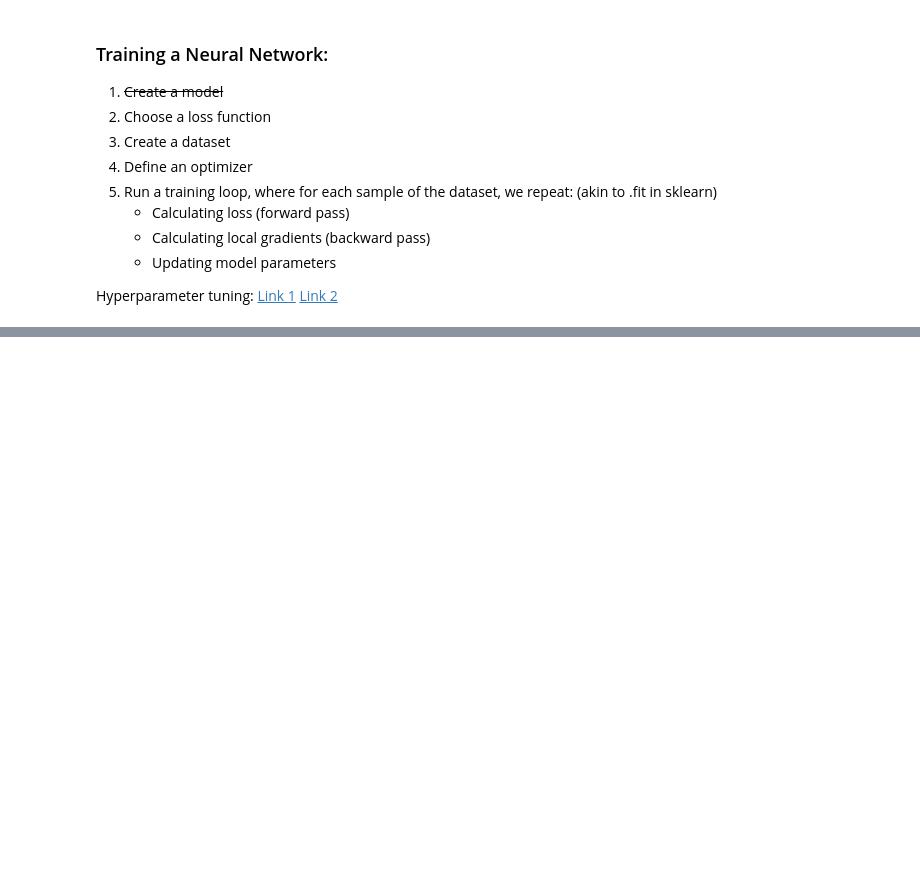
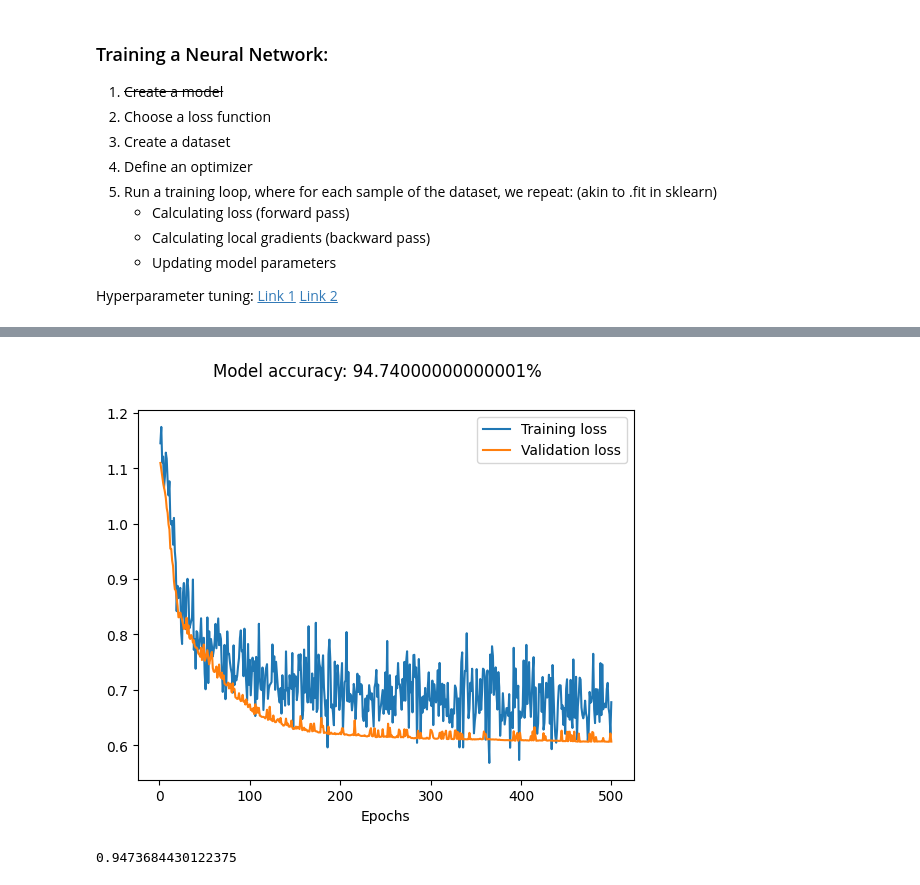
Before and after one commit to trey-black/iris_neural_net, a Jupyter notebook: iris_neural_net.ipynb, the cells around one changed output, grey strips where cells are left out. Cells and saved outputs as stored; diff of their text form; code cells hidden in the pictures; blank space fills up the shorter version.

Commit message:
Added the new class definition to the notebook, recreated the most advanced model, and established  that the output was nearly identical

```diff
--- a/iris_neural_net.ipynb
+++ b/iris_neural_net.ipynb
@@ -216 +216,34 @@ print(max(model_accuracy))
 0.9473684430122375
+# %%
+class Net(nn.Module):
+    def __init__(self):
+        super(Net, self).__init__()
+        self.fc1 = nn.Linear(4,6)
+        self.fc2 = nn.Linear(6,3)
+        self.dropout1 = nn.Dropout(p=0.5)
+
+    def forward(self, x):
+        x = self.fc1(x)
+        x = self.fc2(x)
+        x = F.softmax(x, dim=-1)
+        x = self.dropout1(x)
+        return x
+
+my_nn = Net()
+
+optimizer_init = optim.SGD(my_nn.parameters(), lr=learning_rate, momentum=momentum)
+
+eps, g_train_loss, g_val_loss, model_accuracy = model_run(my_nn, optimizer_init)
+
+fig, ax = plt.subplots()
+ax.plot(eps, g_train_loss, label='Training loss')
+ax.plot(eps, g_val_loss, label='Validation loss')
+plt.xlabel('Epochs')
+plt.suptitle(f'Model accuracy: {round(max(model_accuracy), 4)*100}%')
+plt.legend(loc="upper right")
+plt.show()
+
+print(max(model_accuracy))
+# %% [output]
+[figure, added]
+0.9473684430122375
```
Also changed, not shown: parts of 4 cells of this notebook.
